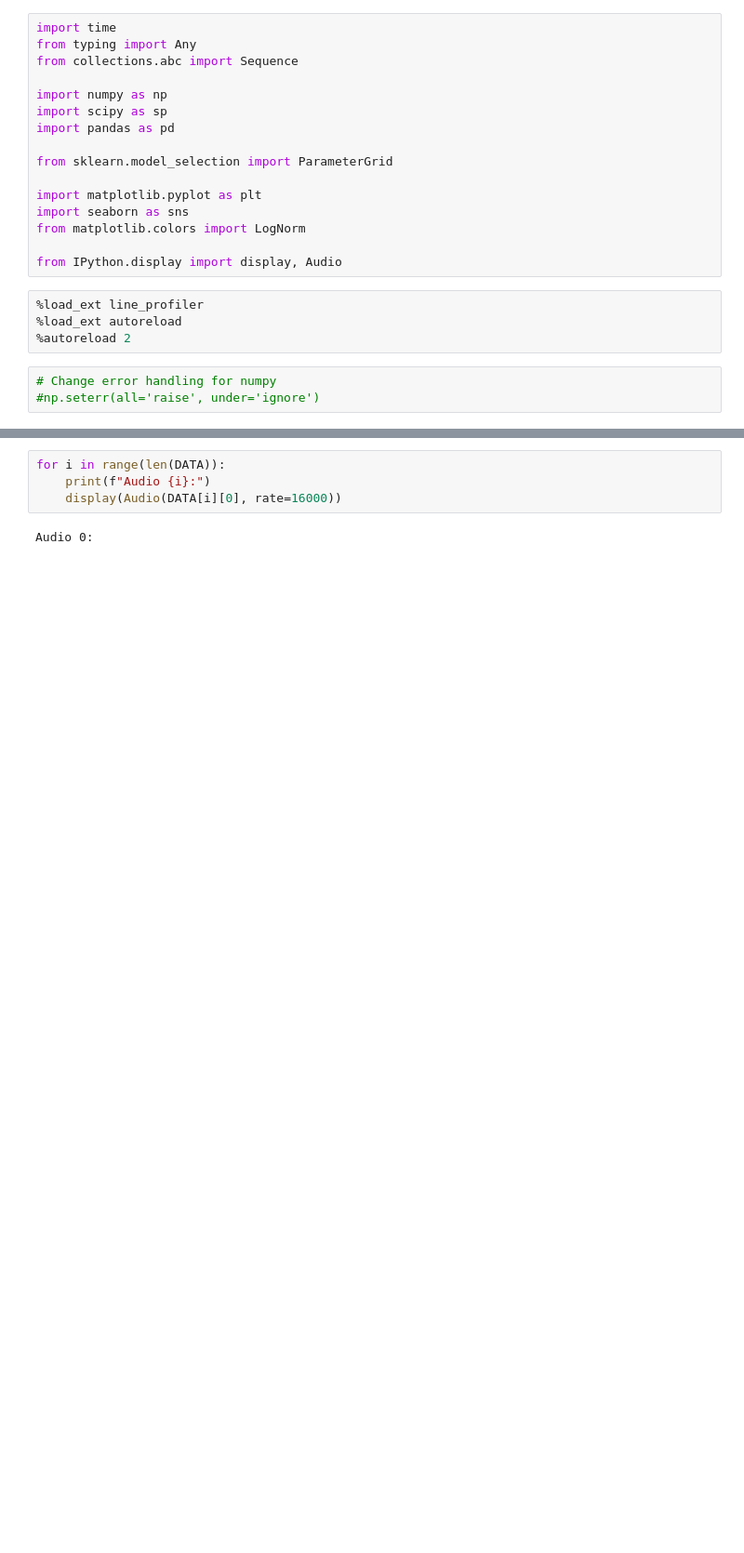
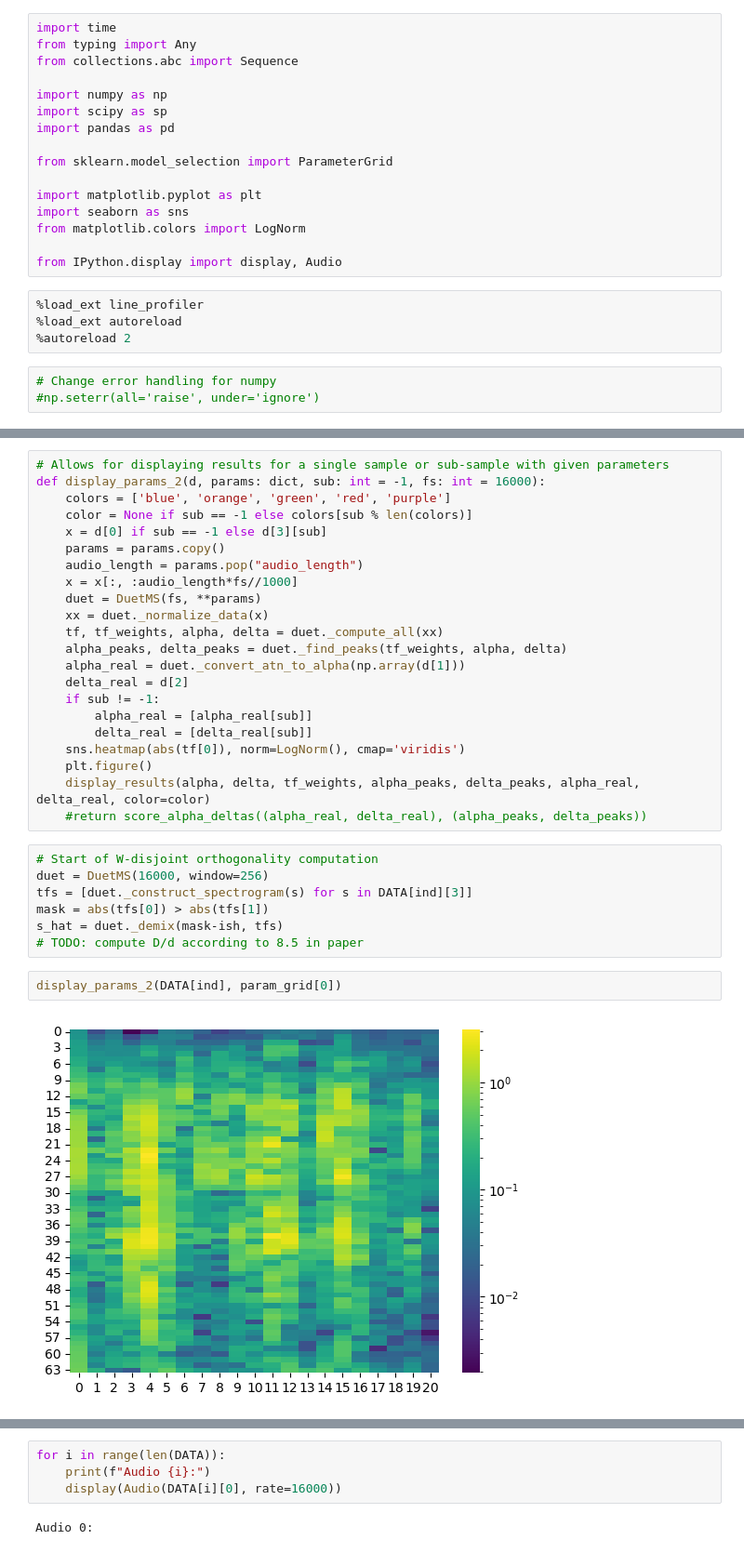
Before and after one commit to MoravianUniversity/duet, a Jupyter notebook: python/duet-opt.ipynb, the cells around one changed output, grey strips where cells are left out. Shown at 93% size. Cells and saved outputs as stored; diff of their text form; blank space fills up the shorter version.

```diff
--- a/python/duet-opt.ipynb
+++ b/python/duet-opt.ipynb
@@ -144,0 +175,33 @@ init_data()
+# %%
+# Allows for displaying results for a single sample or sub-sample with given parameters
+def display_params_2(d, params: dict, sub: int = -1, fs: int = 16000):
+    colors = ['blue', 'orange', 'green', 'red', 'purple']
+    color = None if sub == -1 else colors[sub % len(colors)]
+    x = d[0] if sub == -1 else d[3][sub]
+    params = params.copy()
+    audio_length = params.pop("audio_length")
+    x = x[:, :audio_length*fs//1000]
+    duet = DuetMS(fs, **params)
+    xx = duet._normalize_data(x)
+    tf, tf_weights, alpha, delta = duet._compute_all(xx)
+    alpha_peaks, delta_peaks = duet._find_peaks(tf_weights, alpha, delta)
+    alpha_real = duet._convert_atn_to_alpha(np.array(d[1]))
+    delta_real = d[2]
+    if sub != -1:
+        alpha_real = [alpha_real[sub]]
+        delta_real = [delta_real[sub]]
+    sns.heatmap(abs(tf[0]), norm=LogNorm(), cmap='viridis')
+    plt.figure()
+    display_results(alpha, delta, tf_weights, alpha_peaks, delta_peaks, alpha_real, delta_real, color=color)
+    #return score_alpha_deltas((alpha_real, delta_real), (alpha_peaks, delta_peaks))
+# %%
+# Start of W-disjoint orthogonality computation
+duet = DuetMS(16000, window=256)
+tfs = [duet._construct_spectrogram(s) for s in DATA[ind][3]]
+mask = abs(tfs[0]) > abs(tfs[1])
+s_hat = duet._demix(mask-ish, tfs)
+# TODO: compute D/d according to 8.5 in paper
+# %%
+display_params_2(DATA[ind], param_grid[0])
+# %% [output]
+[figure, added]
```
Also changed, not shown: parts of 20 cells of this notebook, 2 other files.
